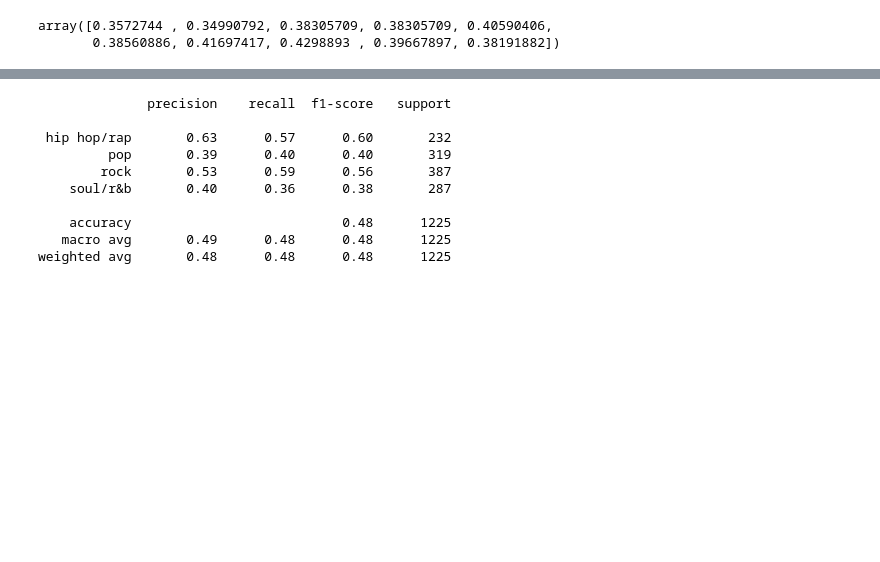
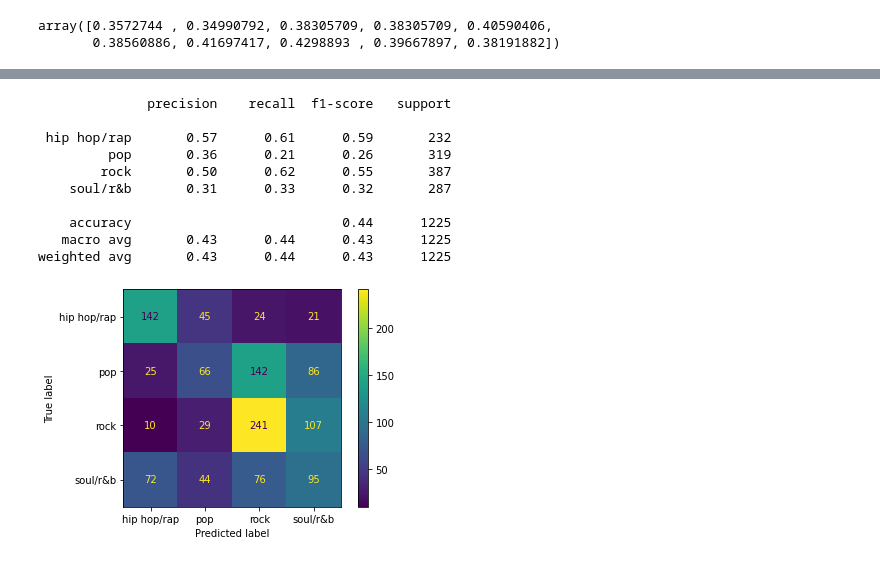
Before and after one commit to aholtz06/CMSC320_Final, a Jupyter notebook: src/Genre_Exploration.ipynb, the cells around one changed output, grey strips where cells are left out. Saved outputs shown, nothing was run; the diff lists cells and outputs as text; code cells hidden in the pictures; blank space fills up the shorter version.

```diff
--- a/src/Genre_Exploration.ipynb
+++ b/src/Genre_Exploration.ipynb
@@ -313,19 +257,23 @@ _ = tree.plot_tree(clf,
 # %%
 X_train, X_test, Y_train, Y_test = train_test_split(X, Y,
                                                     stratify=Y,
                                                     test_size=0.30)
 clf = DecisionTreeClassifier(max_depth=3)
-model = clf.fit(X, Y)
+model = clf.fit(X_train, Y_train)
 Y_pred = clf.predict(X_test)
 print(metrics.classification_report(Y_test,Y_pred))
+
+plot_confusion_matrix(clf, X_test, Y_test)
+plt.show()
 # %% [output]
               precision    recall  f1-score   support
 
- hip hop/rap       0.63      0.57      0.60       232
-         pop       0.39      0.40      0.40       319
-        rock       0.53      0.59      0.56       387
-    soul/r&b       0.40      0.36      0.38       287
+ hip hop/rap       0.57      0.61      0.59       232
+         pop       0.36      0.21      0.26       319
+        rock       0.50      0.62      0.55       387
+    soul/r&b       0.31      0.33      0.32       287
 
-    accuracy                           0.48      1225
-   macro avg       0.49      0.48      0.48      1225
-weighted avg       0.48      0.48      0.48      1225
+    accuracy                           0.44      1225
+   macro avg       0.43      0.44      0.43      1225
+weighted avg       0.43      0.44      0.43      1225
+[figure, added]
```
Also changed, not shown: parts of 10 cells of this notebook.
